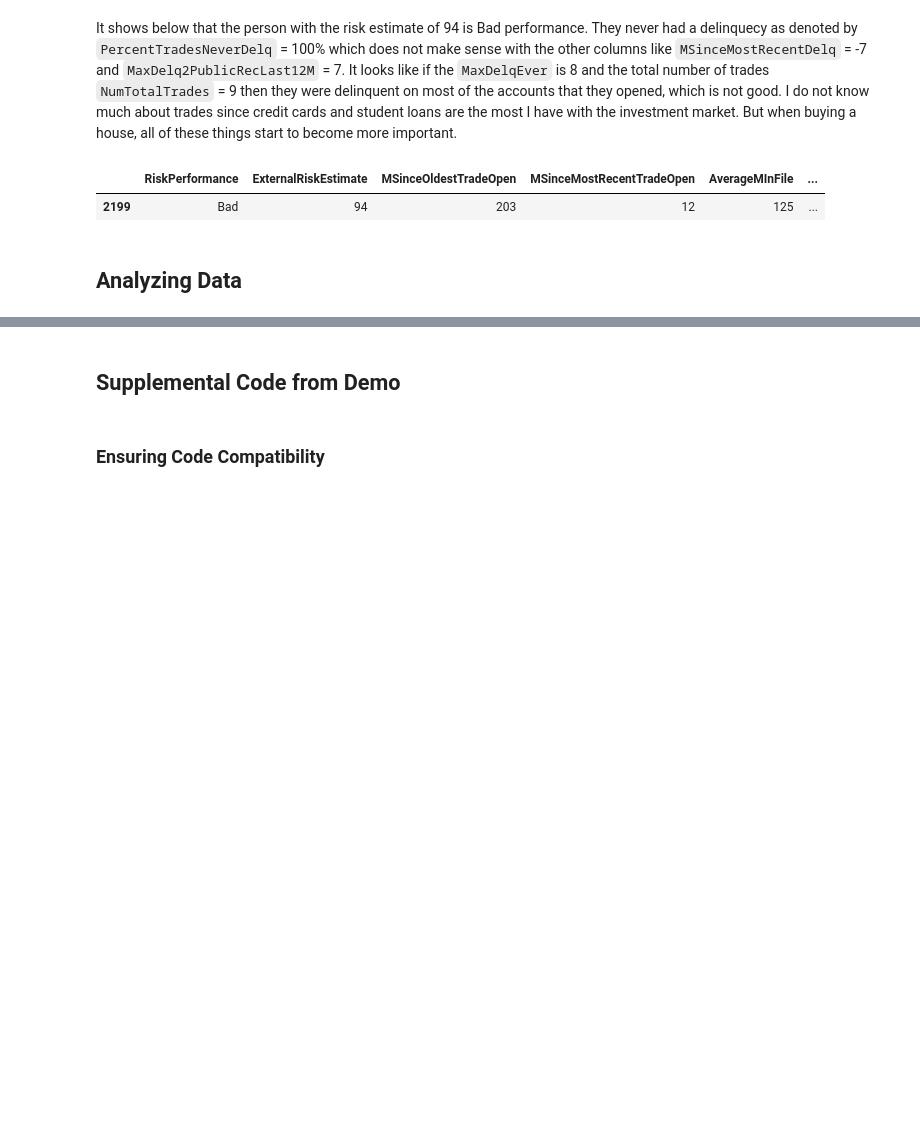
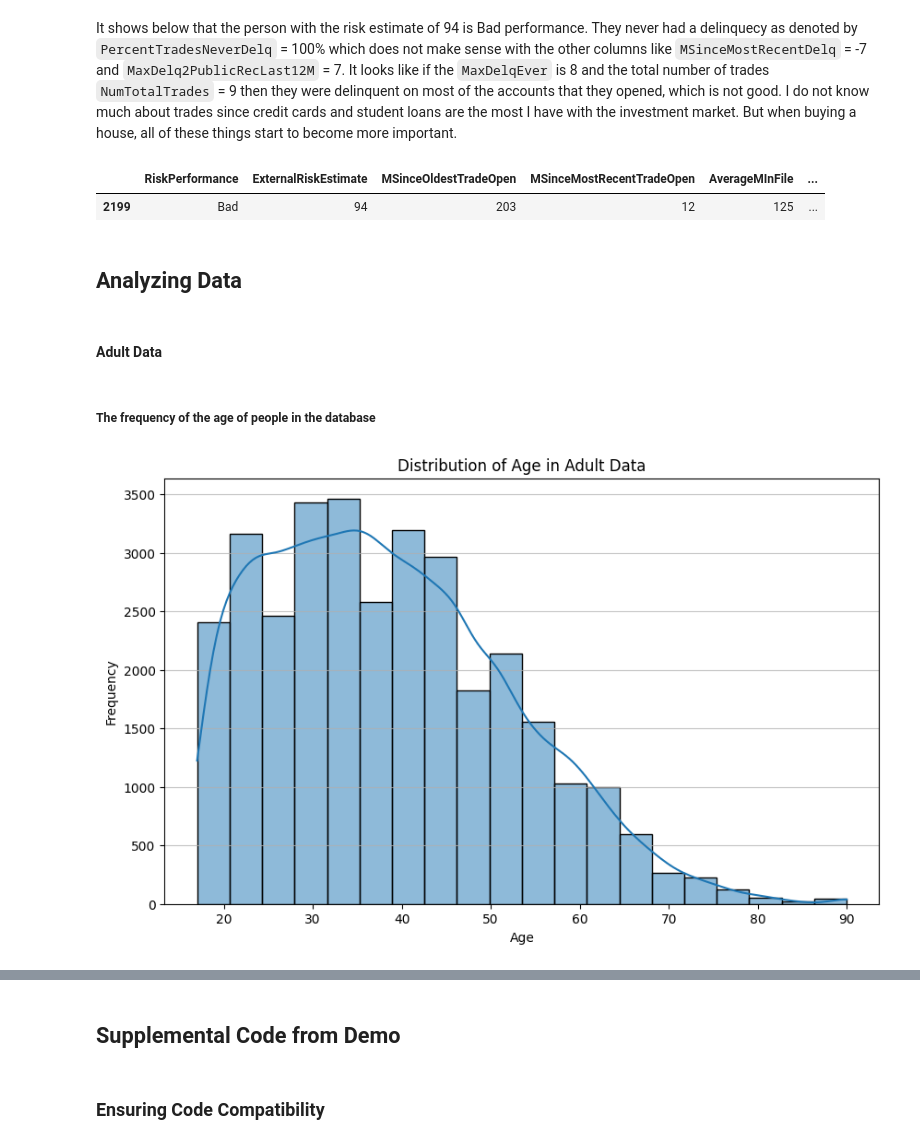
Before and after one commit to HyperTT/GeneticCF, a Jupyter notebook: CS3960_FinalProject.ipynb, the cells around one changed output, grey strips where cells are left out. Drawn from its saved outputs; the diff is of its cells as text; code cells hidden in the pictures; blank space fills up the shorter version.

```diff
--- a/CS3960_FinalProject.ipynb
+++ b/CS3960_FinalProject.ipynb
@@ -309,3 +309,20 @@ ficoDF_94
 | 2199 | Bad | 94 | 203 | 12 | 125 | ... |
 # %% [markdown]
 ## Analyzing Data
+# %% [markdown]
+#### Adult Data
+# %% [markdown]
+##### The frequency of the age of people in the database
+# %%
+import matplotlib.pyplot as plt
+import seaborn as sns
+
+plt.figure(figsize=(10, 6))
+sns.histplot(adultDF['age'], bins=20, kde=True)
+plt.title('Distribution of Age in Adult Data')
+plt.xlabel('Age')
+plt.ylabel('Frequency')
+plt.grid(axis='y', alpha=0.75)
+plt.show()
+# %% [output]
+[figure, added]
```
Also changed, not shown: parts of 19 cells of this notebook.
